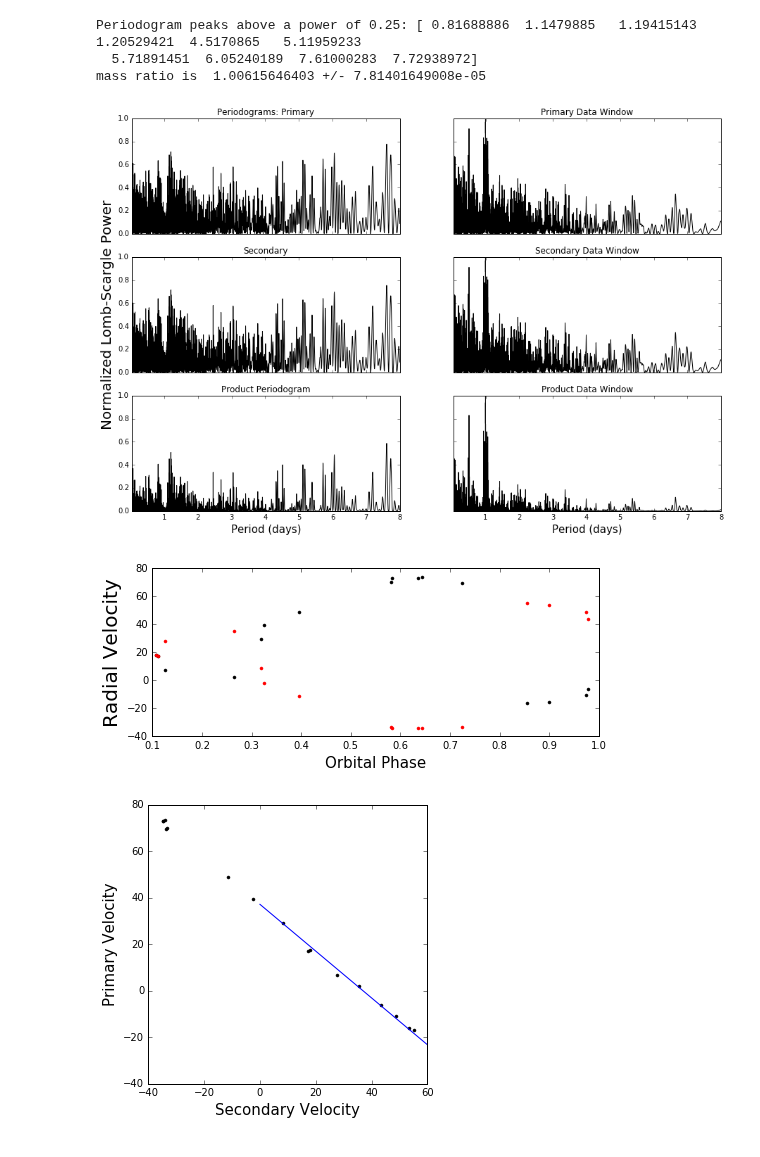
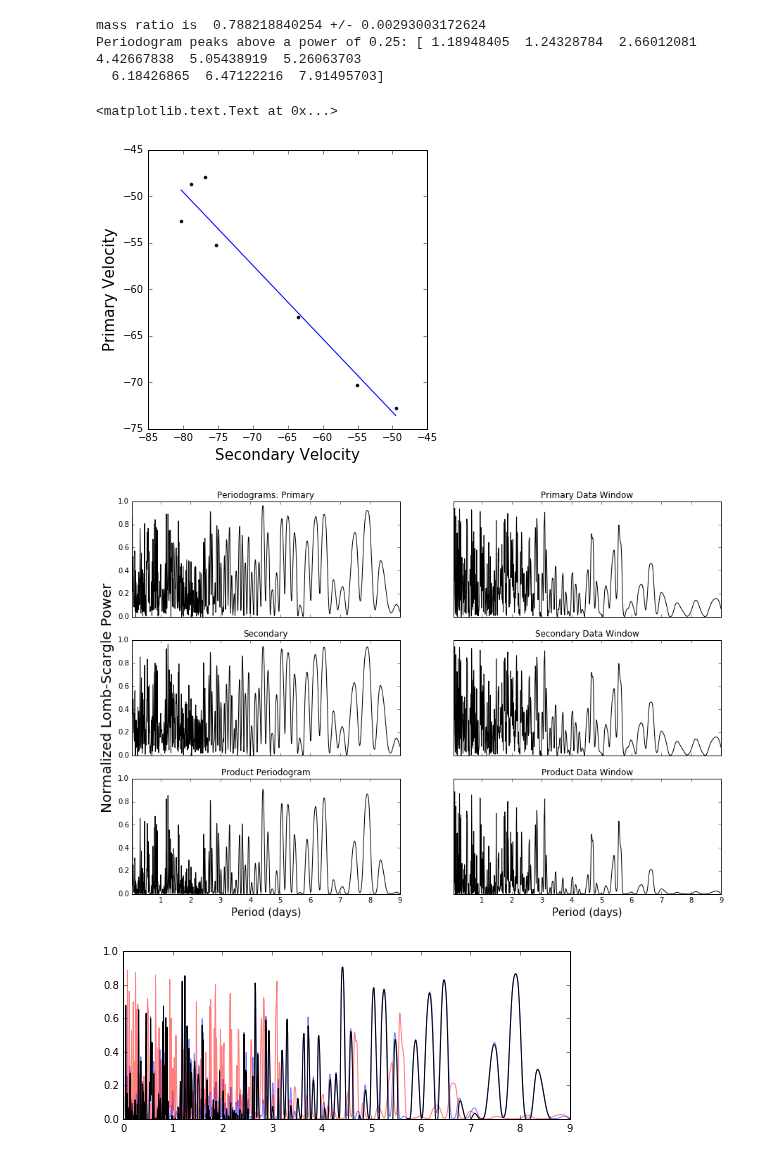
Before and after one commit to jacob-i-skinner/Orbit-Fitting, a Jupyter notebook: Master.ipynb, the cells around one changed output. Saved outputs shown, nothing was run; the diff lists cells and outputs as text; code cells hidden in the pictures.

Commit message:
rewrote the adjustment function, continuing work on V1481

```diff
--- a/Master.ipynb
+++ b/Master.ipynb
@@ -9,17 +9,17 @@ from scipy import stats
 from matplotlib import pyplot as plt
 from scipy.signal import lombscargle
 %matplotlib inline
-filename     = 'Systems/2M03441568+3231282/4586_2M03441568+3231282_rvs.tbl'
+filename     = 'Systems/2M03450783+3102335/4586_2M03450783+3102335_rvs.tbl'
 system       = np.genfromtxt(filename, skip_header=1, usecols=(0, 1, 2))
 
 #define-variables------------------------------------------------------------------------------------------------#
 
 JD, RVp, RVs = [datum[0] for datum in system], [datum[1] for datum in system], [datum[2] for datum in system]
 JDp, JDs     = JD, JD
-samples      = 10000
-max_period   = 8
-power_cutoff = 0.4
-ndim, nwalkers, nsteps = 6, 100, 1000
+samples      = 1000
+max_period   = 9
+power_cutoff = 0.7
+ndim, nwalkers, nsteps = 6, 200, 1000
 
 #define-functions------------------------------------------------------------------------------------------------#
 
@@ -41,66 +41,74 @@ initialGuessNoE= f.initialGuessNoE
 
 #now-do-things!--------------------------------------------------------------------------------------------------#
 
+#plot Wilkinson plot (mass ratio)
+mass_ratio, intercept, r_squared, standard_error, slope_error = massRatio(RVs,RVp, system)
+fig = plt.figure(figsize=(5,5))
+ax = plt.subplot(111)
+ax.plot(RVs, RVp, 'k.')
+x, y = np.array([np.nanmin(RVs), np.nanmax(RVs)]),-mass_ratio*np.array([np.nanmin(RVs),
+                                                                        np.nanmax(RVs)])+intercept
+ax.plot(x, y)
+ax.set_ylabel('Primary Velocity', size='15')
+ax.set_xlabel('Secondary Velocity', size='15')
+print('mass ratio is ', mass_ratio, "+/-", slope_error)
+
 #check RV measurements for the need to be adjusted and adjust them if so
-for i in range(len(JD)):
-    if np.isnan(system[i][1]):
-        JDp, RVp = adjustment(JD, RVp)
-        break
+JDp, RVp = adjustment(JD, RVp)
+JDs, RVs = adjustment(JD, RVs)
 
-for i in range(len(JD)):
-    if np.isnan(system[i][2]):
-        JDs, RVs = adjustment(JD, RVs)
-        break
-
-# plot the results
+#calculate periodograms
 x, y  = periodogram(JDp, RVp, samples, max_period)
 y2    = periodogram(JDs, RVs, samples, max_period)[1]
 y3,y4 = dataWindow(JDp, samples, max_period)[1], dataWindow(JDs, samples, max_period)[1]
 
+#plot periodograms
 fig, ((ax1,ax4),(ax2,ax5),(ax3,ax6)) = plt.subplots(3, 2, sharex='col', sharey='row')
 ax1.plot(x, y, 'k')
 ax1.set_title('Periodograms: Primary')
 ax1.set_xlim(1/24, max_period)
 ax4.set_xlim(1/24, max_period)
 ax2.plot(x, y2, 'k')
 ax2.set_title('Secondary')
 ax3.plot(x, y*y2, 'k')
 ax3.set_title('Product Periodogram')
 ax4.plot(x, y3, 'k')
 ax4.set_title('Primary Data Window')
 ax5.plot(x, y4, 'k')
 ax5.set_title('Secondary Data Window')
 ax6.plot(x, y3*y4, 'k')
 ax6.set_title('Product Data Window')
 ax3.set_xlabel('Period (days)', size='15')
 ax6.set_xlabel('Period (days)', size='15')
 ax2.set_ylabel('Normalized Lomb-Scargle Power', size='20')
 fig.set_figheight(10)
 fig.set_figwidth(15)
 #plt.savefig(filename + ' periodogram.pdf')
 print('Periodogram peaks above a power of 0.25:', maxima(power_cutoff, x, y, y2))
 
+#plot periodogram - data window
 fig = plt.figure(figsize=(8,3))
 ax = plt.subplot(111)
-ax.plot(phases(maxima(power_cutoff, x, y, y2)[-2], 0, JDp), RVp, 'k.')
-ax.plot(phases(maxima(power_cutoff, x, y, y2)[-2], 0, JDs), RVs, 'r.')
+ax.plot(x, y*y2, 'b', alpha = 0.5)
+ax.plot(x, y3*y4, 'r', alpha = 0.5)
+ax.plot(x, y*y2-y3*y4, 'k', alpha = 1)
+ax.set_ylim(0,1)
+ax.set_title('')
+
+#plot phased RVs
+fig = plt.figure(figsize=(8,3))
+ax = plt.subplot(111)
+ax.plot(phases(maxima(power_cutoff, x, y, y2)[-1], 0, JDp), RVp, 'k.')
+ax.plot(phases(maxima(power_cutoff, x, y, y2)[-1], 0, JDs), RVs, 'r.')
 ax.set_title('')
 ax.set_xlabel('Orbital Phase', size='15')
 ax.set_ylabel('Radial Velocity', size='20')
 #plt.savefig(filename + ' RV-phase diagram.pdf')
-
-mass_ratio, intercept, r_squared, standard_error, slope_error = massRatio(RVs,RVp, system)
-fig = plt.figure(figsize=(5,5))
-ax = plt.subplot(111)
-ax.plot(RVs, RVp, 'k.')
-ax.plot(np.array([0, 60]), -mass_ratio*np.array([0, 60])+intercept)
-ax.set_ylabel('Primary Velocity', size='15')
-ax.set_xlabel('Secondary Velocity', size='15')
-print('mass ratio is ', mass_ratio, "+/-", slope_error)
 # %% [output]
-Periodogram peaks above a power of 0.25: [ 0.81688886  1.1479885   1.19415143  1.20529421  4.5170865   5.11959233
-  5.71891451  6.05240189  7.61000283  7.72938972]
-mass ratio is  1.00615646403 +/- 7.81401649008e-05
+mass ratio is  0.788218840254 +/- 0.00293003172624
+Periodogram peaks above a power of 0.25: [ 1.18948405  1.24328784  2.66012081  4.42667838  5.05438919  5.26063703
+  6.18426865  6.47122216  7.91495703]
+<matplotlib.text.Text at 0x...>
-[figure, old version]
+[figure, new version]
-[figure, old version]
+[figure, new version]
-[figure, old version]
+[figure, new version]
```
Also changed, not shown: parts of 5 cells of this notebook, 3 other files.
